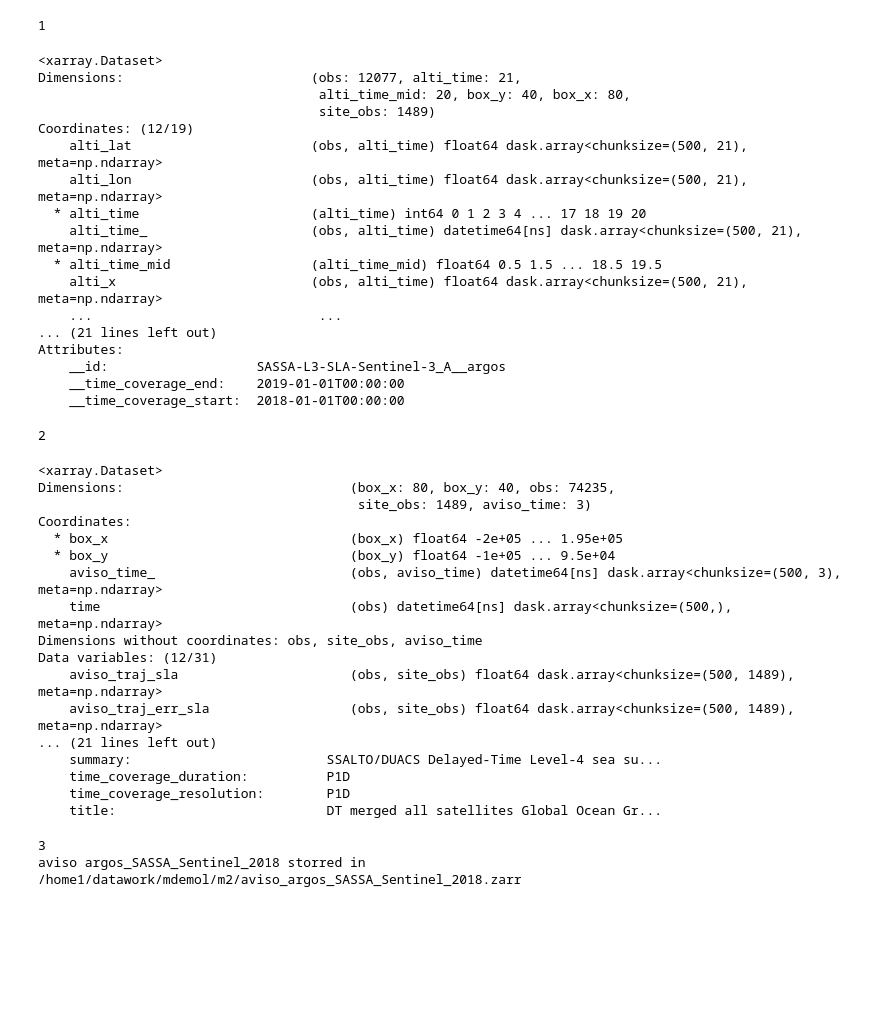
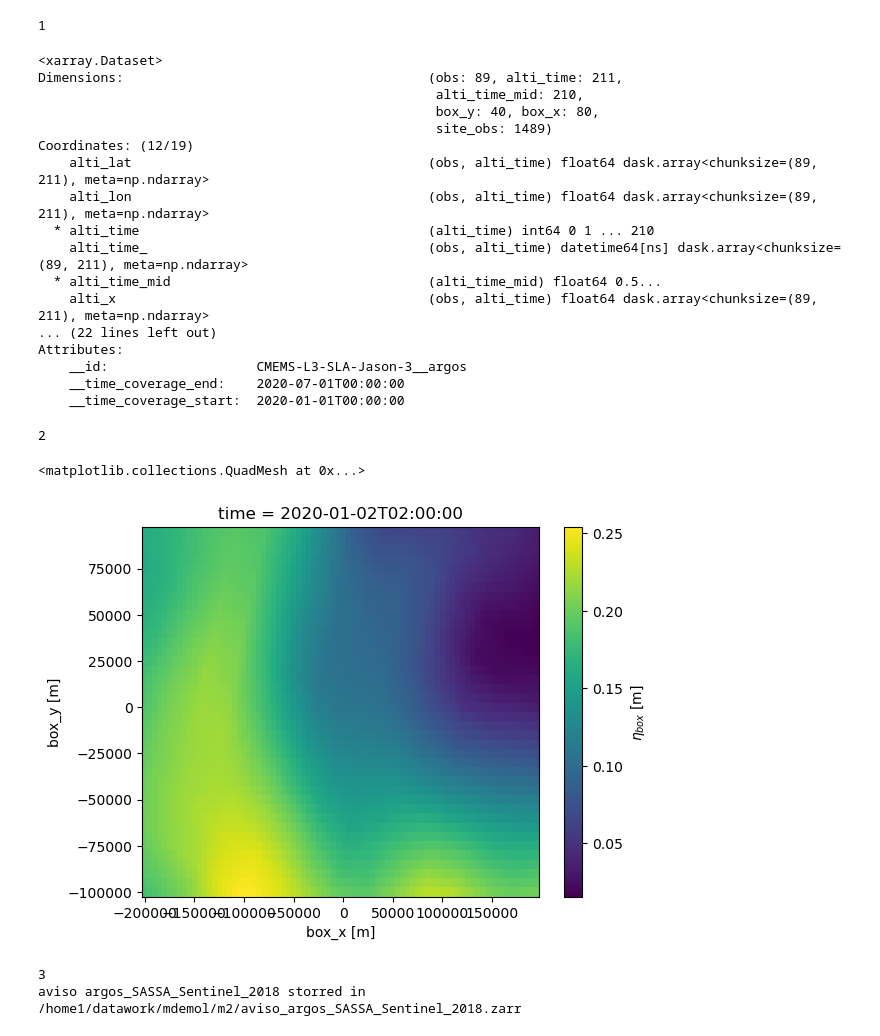
Before and after one commit to margot-demol/historical_analysis, a Jupyter notebook: 21_zarr_aviso.ipynb, the cells around one changed output. Saved outputs shown, nothing was run; the diff lists cells and outputs as text; code cells hidden in the pictures; blank space fills up the shorter version.

```diff
--- a/21_zarr_aviso.ipynb
+++ b/21_zarr_aviso.ipynb
@@ -69,8 +69,8 @@ Workers
 # %% [markdown]
 #### Test
 # %%
-i=3
-l=labels[i]
+i=0
+l='argos_Jason-2_2013'
 ds_data = xr.open_zarr(cstes.zarr_dir+'/'+l+'.zarr')
 ds_data = ds_data.chunk({'obs':500, 'alti_time':-1, 'site_obs':-1}).persist()
 print('1')
@@ -80,47 +80,34 @@ print('1')
 ds_data
 # %% [output]
 <xarray.Dataset>
-Dimensions:                        (obs: 12077, alti_time: 21,
-                                    alti_time_mid: 20, box_y: 40, box_x: 80,
-                                    site_obs: 1489)
+Dimensions:                                       (obs: 89, alti_time: 211,
+                                                   alti_time_mid: 210,
+                                                   box_y: 40, box_x: 80,
+                                                   site_obs: 1489)
 Coordinates: (12/19)
-    alti_lat                       (obs, alti_time) float64 dask.array<chunksize=(500, 21), meta=np.ndarray>
-    alti_lon                       (obs, alti_time) float64 dask.array<chunksize=(500, 21), meta=np.ndarray>
-  * alti_time                      (alti_time) int64 0 1 2 3 4 ... 17 18 19 20
-    alti_time_                     (obs, alti_time) datetime64[ns] dask.array<chunksize=(500, 21), meta=np.ndarray>
-  * alti_time_mid                  (alti_time_mid) float64 0.5 1.5 ... 18.5 19.5
-    alti_x                         (obs, alti_time) float64 dask.array<chunksize=(500, 21), meta=np.ndarray>
-    ...                             ...
-... (21 lines left out)
+    alti_lat                                      (obs, alti_time) float64 dask.array<chunksize=(89, 211), meta=np.ndarray>
+    alti_lon                                      (obs, alti_time) float64 dask.array<chunksize=(89, 211), meta=np.ndarray>
+  * alti_time                                     (alti_time) int64 0 1 ... 210
+    alti_time_                                    (obs, alti_time) datetime64[ns] dask.array<chunksize=(89, 211), meta=np.ndarray>
+  * alti_time_mid                                 (alti_time_mid) float64 0.5...
+    alti_x                                        (obs, alti_time) float64 dask.array<chunksize=(89, 211), meta=np.ndarray>
+... (22 lines left out)
 Attributes:
-    __id:                   SASSA-L3-SLA-Sentinel-3_A__argos
-    __time_coverage_end:    2019-01-01T00:00:00
-    __time_coverage_start:  2018-01-01T00:00:00
+    __id:                   CMEMS-L3-SLA-Jason-3__argos
+    __time_coverage_end:    2020-07-01T00:00:00
+    __time_coverage_start:  2020-01-01T00:00:00
 # %%
 ds_aviso = aviso.compute_aviso_sla(ds_data).persist()
 print('2')
 # %% [output]
 2
 # %%
-ds_aviso
+a = ds_aviso.aviso_box_sla.compute()
-# %% [output]
-<xarray.Dataset>
-Dimensions:                             (box_x: 80, box_y: 40, obs: 74235,
-                                         site_obs: 1489, aviso_time: 3)
-Coordinates:
-  * box_x                               (box_x) float64 -2e+05 ... 1.95e+05
-  * box_y                               (box_y) float64 -1e+05 ... 9.5e+04
-    aviso_time_                         (obs, aviso_time) datetime64[ns] dask.array<chunksize=(500, 3), meta=np.ndarray>
-    time                                (obs) datetime64[ns] dask.array<chunksize=(500,), meta=np.ndarray>
-Dimensions without coordinates: obs, site_obs, aviso_time
-Data variables: (12/31)
-    aviso_traj_sla                      (obs, site_obs) float64 dask.array<chunksize=(500, 1489), meta=np.ndarray>
-    aviso_traj_err_sla                  (obs, site_obs) float64 dask.array<chunksize=(500, 1489), meta=np.ndarray>
-... (21 lines left out)
-    summary:                         SSALTO/DUACS Delayed-Time Level-4 sea su...
-    time_coverage_duration:          P1D
-    time_coverage_resolution:        P1D
-    title:                           DT merged all satellites Global Ocean Gr...
+# %%
+a.isel(obs=0).plot()
+# %% [output]
+<matplotlib.collections.QuadMesh at 0x...>
+[figure, added]
 # %%
 zarr = os.path.join(zarr_dir, "aviso_"+l+".zarr")
 print('3')
```
Also changed, not shown: parts of 4 cells of this notebook, 5 other files.
